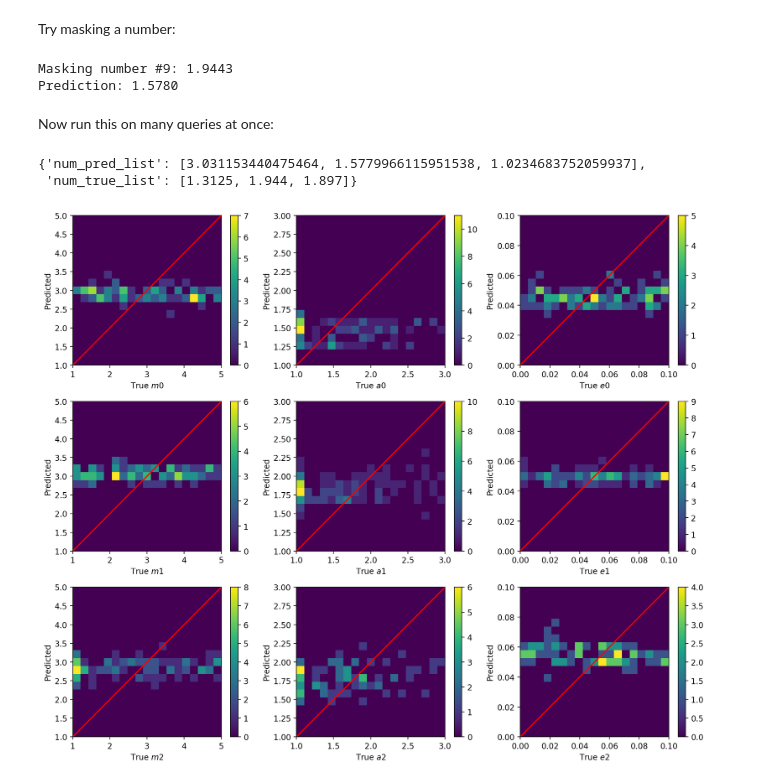
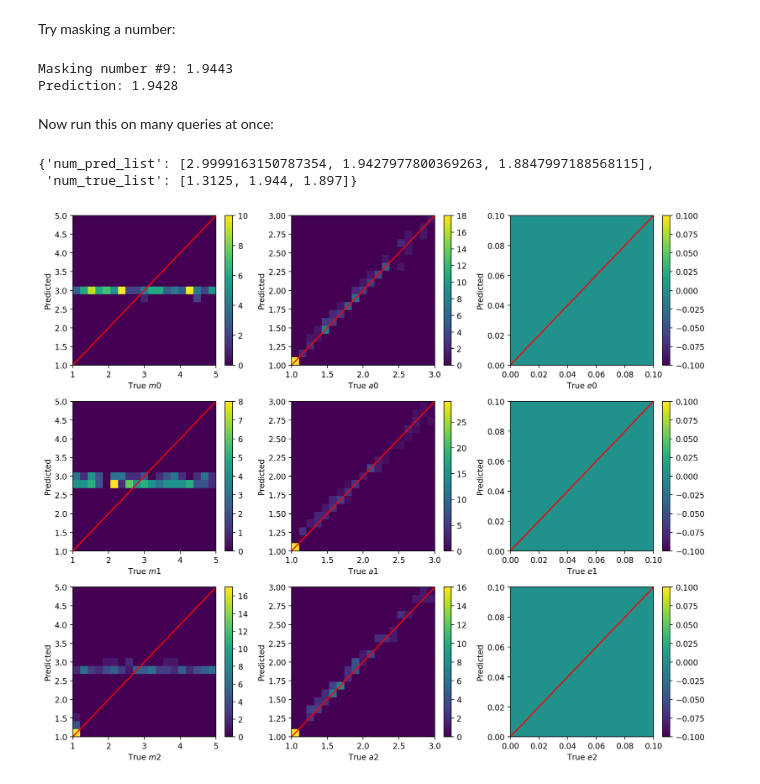
Before and after one commit to PolymathicAI/xVal, a Jupyter notebook: xval_demo.ipynb, the cells around one changed output. Cells and saved outputs as stored; diff of their text form; code cells hidden in the pictures.

```diff
--- a/xval_demo.ipynb
+++ b/xval_demo.ipynb
@@ -355,13 +353,13 @@ import matplotlib.pyplot as plt
 # %% [markdown]
 Load tokenized test set:
 # %%
-dataset_path = '/mnt/home/sgolkar/ceph/datasets/planets/v4-2/numencode/tokenized_ds'
+dataset_path = "./data/tokenized_ds_xval"
 tokenized_ds = DatasetDict.load_from_disk(dataset_path)
 # %% [markdown]
 Load checkpoint:
 # %%
-checkpoint = torch.load("./ckpt.pt")
-model = numformer.Numformer(vocab_size=27, nhead=3, num_layers=3, d_model=384,  dim_feedforward=1536, context_length=955).cuda()
+checkpoint = torch.load("./ckpt_longer.pt")
+model = numformer.Numformer(vocab_size=100).cuda()
 model.load_state_dict(checkpoint['model'])
 # %% [output]
 <All keys matched successfully>
@@ -392,13 +390,13 @@ out = analyze.predict(model, masked_sample, device)
 print("Prediction: {:.4f}".format(out[1][:,i,:][0][0][0]))
 # %% [output]
 Masking number #9: 1.9443
-Prediction: 1.5780
+Prediction: 1.9428
 # %% [markdown]
 Now run this on many queries at once:
 # %%
 analyze.predict_numbers(model, sample, tokenizer, n_list=number_ids[:3], device='cuda', all_at_once=False)
 # %% [output]
-{'num_pred_list': [3.031153440475464, 1.5779966115951538, 1.0234683752059937],
+{'num_pred_list': [2.9999163150787354, 1.9427977800369263, 1.8847997188568115],
  'num_true_list': [1.3125, 1.944, 1.897]}
 # %%
 dfs = []
@@ -429,39 +427,33 @@ dfs.append(df)
 df = pd.concat(dfs, axis=1)
 # %%
 preds = df
-preds['e0_pred'] = preds['e0_pred']/20
-preds['e1_pred'] = preds['e1_pred']/20
-preds['e2_pred'] = preds['e2_pred']/20
-preds['e0_true'] = preds['e0_true']/20
-preds['e1_true'] = preds['e1_true']/20
-preds['e2_true'] = preds['e2_true']/20
 
 total_bins = 20
 
 var_list = ['m0', 'a0', 'e0', 'm1', 'a1', 'e1', 'm2', 'a2', 'e2']
 m_bins = np.linspace(1,5,total_bins)
 a_bins = np.linspace(1,3,total_bins)
 e_bins = np.linspace(0,0.1,total_bins)
 
 bins_list = [m_bins, a_bins, e_bins, m_bins, a_bins, e_bins, m_bins, a_bins, e_bins]
 
 ### LINEAR COMPARISON
 fig, axs = plt.subplots(nrows=3, ncols=3, figsize=(12,10), dpi=200, tight_layout=True)
 
 for i in range(len(var_list)):
     if i < 3:
         row = 0
     elif i < 6:
         row = 1
     else:
         row = 2
     ax = axs[row,i%3]
     var = var_list[i]
     xbins = bins_list[i]
     h = ax.hist2d(preds[var+'_true'], preds[var+'_pred'], bins = (xbins,xbins))
     ax.plot(xbins, xbins, color='red');
     ax.set_xlabel("True ${}$".format(var))
     ax.set_ylabel("Predicted");
     fig.colorbar(h[3], ax=ax);
 # %% [output]
-[figure, old version]
+[figure, new version]
```
Also changed, not shown: parts of 3 cells of this notebook, 1 other file.
